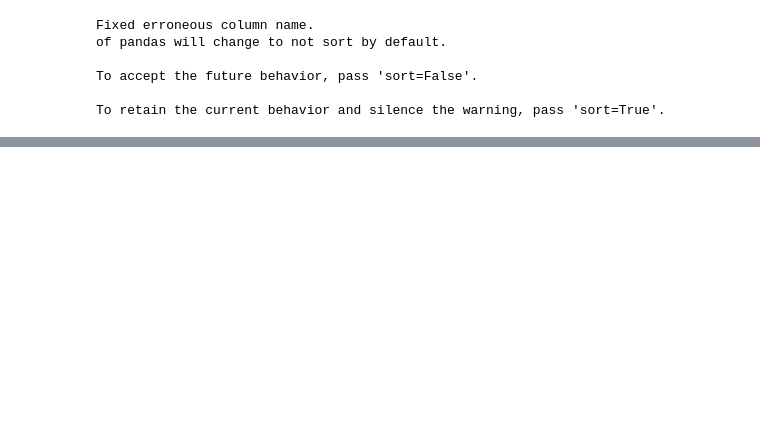
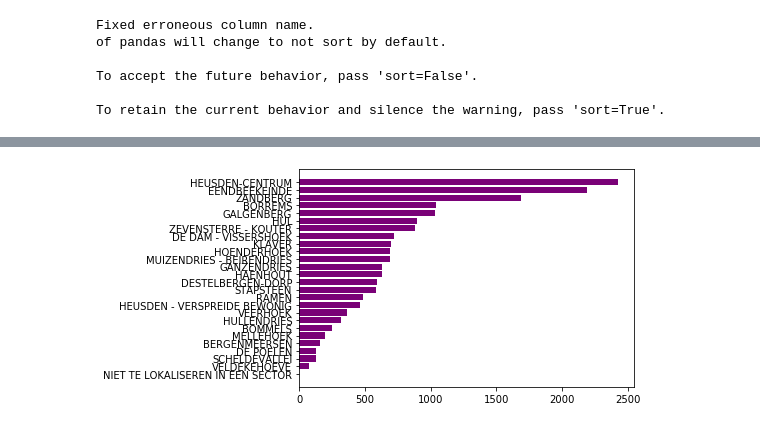
Before and after one commit to RoelPi/SECT_POP, a Jupyter notebook: sandbox.ipynb, the cells around one changed output, grey strips where cells are left out. Cells and saved outputs as stored; diff of their text form; code cells hidden in the pictures; blank space fills up the shorter version.

Commit message:
two plots

```diff
--- a/sandbox.ipynb
+++ b/sandbox.ipynb
@@ -73,0 +65,10 @@ destelbergen.tail()
+# %%
+
+d = destelbergen
+d = d.sort_values('POPULATION', ascending = False)
+fix, ax = plt.subplots()
+ax.barh(d[d.JAAR == '2017'].TX_DESCR_SECTOR_NL, d[d.JAAR == '2017'].POPULATION, color = '#7a0177')
+ax.invert_yaxis()
+plt.show()
+# %% [output]
+[figure, added]
```
Also changed, not shown: parts of 5 cells of this notebook.
